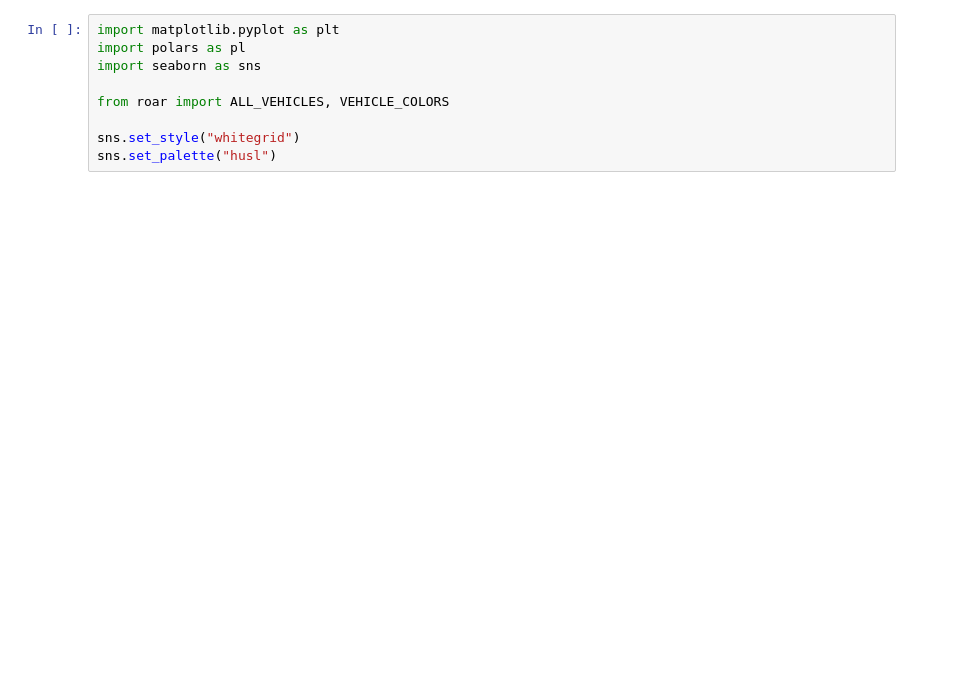
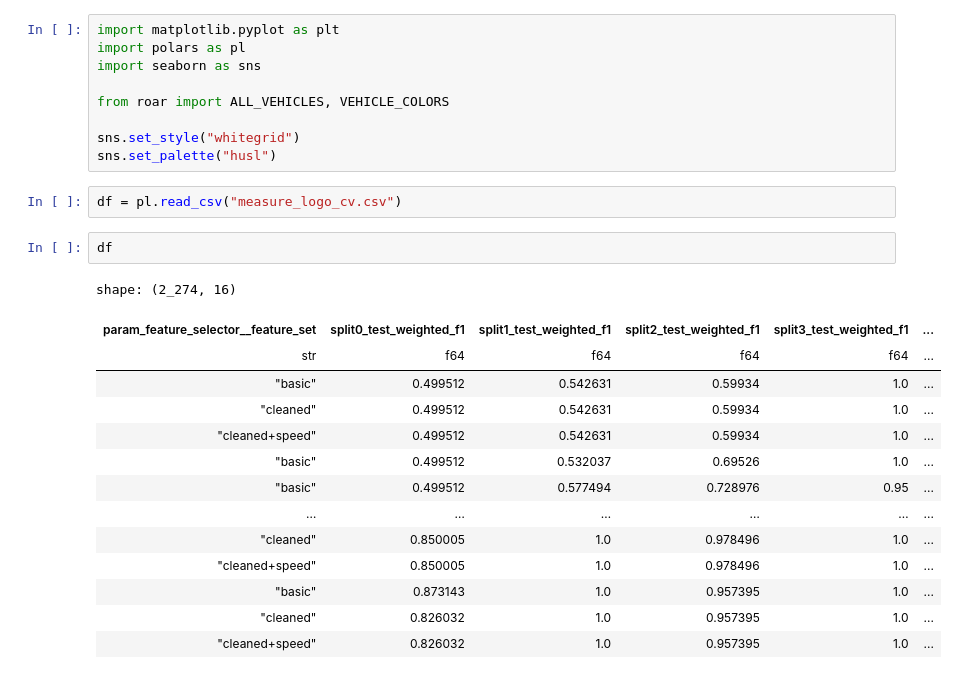
Before and after one commit to m-j-w-f/ROAR, a Jupyter notebook: src/roar/notenbooks/06plot_scores.ipynb, the cells around one changed output. Drawn from its saved outputs; the diff is of its cells as text; blank space fills up the shorter version.

```diff
--- a/src/roar/notenbooks/06plot_scores.ipynb
+++ b/src/roar/notenbooks/06plot_scores.ipynb
@@ -7,4 +7,23 @@ from roar import ALL_VEHICLES, VEHICLE_COLORS
 
 sns.set_style("whitegrid")
 sns.set_palette("husl")
+# %%
+df = pl.read_csv("measure_logo_cv.csv")
+# %%
+df
+# %% [output]
+shape: (2_274, 16)
+| param_feature_selector__feature_set | split0_test_weighted_f1 | split1_test_weighted_f1 | split2_test_weighted_f1 | split3_test_weighted_f1 | ... |
+| str | f64 | f64 | f64 | f64 | ... |
+| "basic" | 0.499512 | 0.542631 | 0.59934 | 1.0 | ... |
+| "cleaned" | 0.499512 | 0.542631 | 0.59934 | 1.0 | ... |
+| "cleaned+speed" | 0.499512 | 0.542631 | 0.59934 | 1.0 | ... |
+| "basic" | 0.499512 | 0.532037 | 0.69526 | 1.0 | ... |
+| "basic" | 0.499512 | 0.577494 | 0.728976 | 0.95 | ... |
+| … | … | … | … | … | ... |
+| "cleaned" | 0.850005 | 1.0 | 0.978496 | 1.0 | ... |
+| "cleaned+speed" | 0.850005 | 1.0 | 0.978496 | 1.0 | ... |
+| "basic" | 0.873143 | 1.0 | 0.957395 | 1.0 | ... |
+| "cleaned" | 0.826032 | 1.0 | 0.957395 | 1.0 | ... |
+| "cleaned+speed" | 0.826032 | 1.0 | 0.957395 | 1.0 | ... |
 # %%
```
Also changed, not shown: parts of 6 cells of this notebook, 6 other files.
